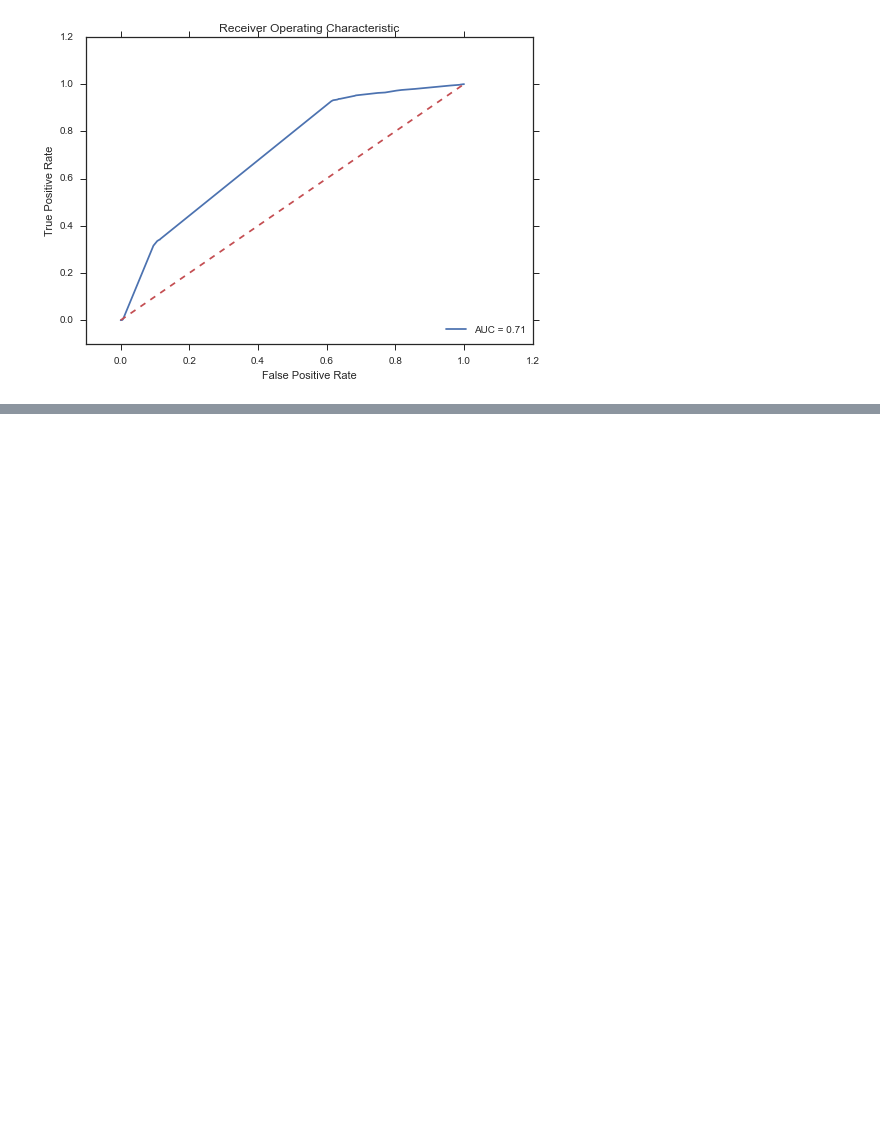
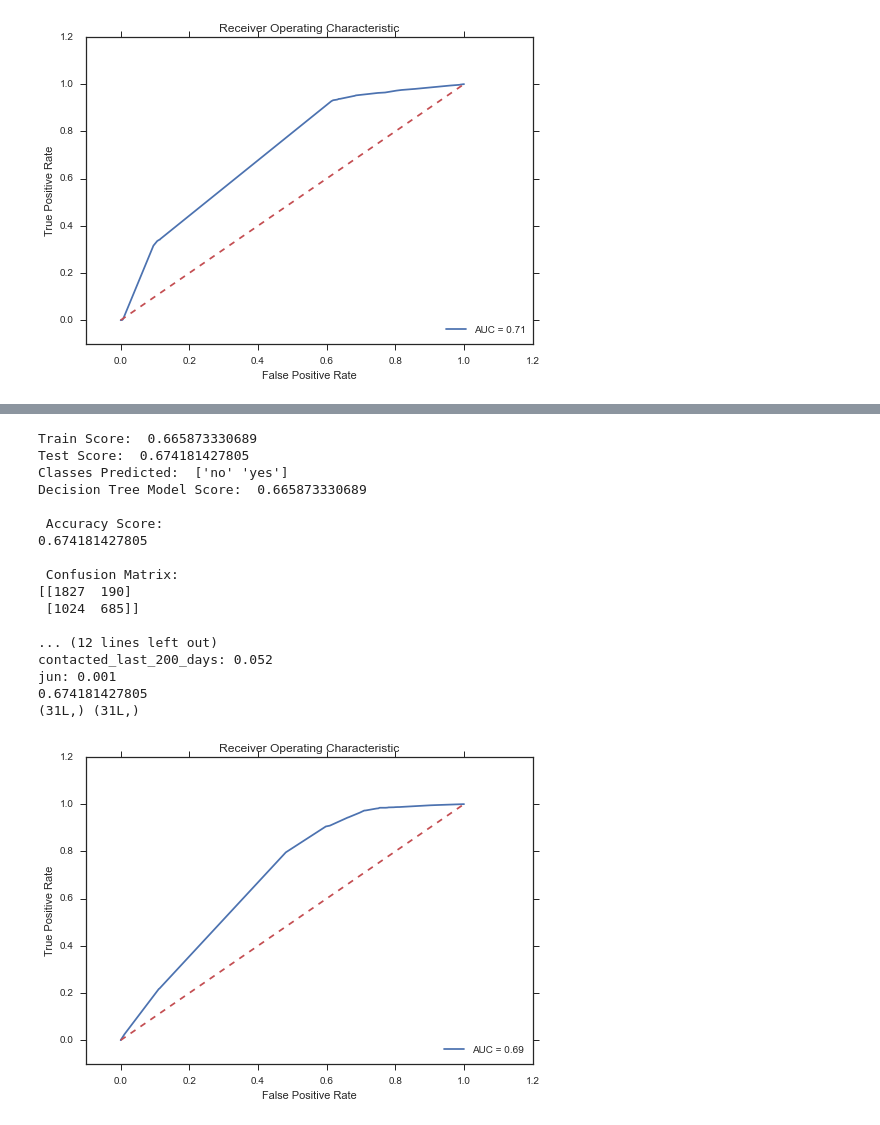
Before and after one commit to rahul-c1/Metis_Project_2, a Jupyter notebook: Metis_Challenge_2_Benchmark_Models.ipynb, the cells around one changed output, grey strips where cells are left out. Cells and saved outputs as stored; diff of their text form; code cells hidden in the pictures; blank space fills up the shorter version.

```diff
--- a/Metis_Challenge_2_Benchmark_Models.ipynb
+++ b/Metis_Challenge_2_Benchmark_Models.ipynb
@@ -502,0 +503,66 @@ plt.show()
+# %%
+####################################################################################
+##Throw all data to Decision Tree for Variable Importance
+####################################################################################
+clf = tree.DecisionTreeClassifier(criterion='gini', splitter='best',max_depth=6)
+#clf = tree.DecisionTreeClassifier(criterion='gini', splitter='best', max_depth=4, min_samples_split=100, min_samples_leaf=50)
+clf.fit(X_train,Y_train)
+print "Train Score: ",clf.score(X_train,Y_train)
+print "Test Score: ",clf.score(X_test,Y_test)
+
+
+print "Classes Predicted: ",clf.classes_
+print "Decision Tree Model Score: ",clf.score(X_train, Y_train)
+print "\n Accuracy Score:\n", metrics.accuracy_score(Y_test, clf.predict(X_test))
+print "\n Confusion Matrix:\n",metrics.confusion_matrix(Y_test, clf.predict(X_test))
+print "\n Classification Report:\n",metrics.classification_report(Y_test, clf.predict(X_test))
+
+feature_importances = sorted(zip(X_train.columns,clf.feature_importances_),key=lambda x : x[1],reverse=True)
+for feature in feature_importances:
+    if feature[1]>0.0001:
+        print feature[0] + ': %0.3f' % feature[1]
+
+# generate class probabilities
+probs = clf.predict_proba(X_test)
+#print probs[:,1:2]
+
+# generate evaluation metrics
+from sklearn import metrics
+
+
+predicted = clf.predict(X_test)
+print metrics.accuracy_score(Y_test, predicted)
+#print metrics.roc_auc_score(Y_test, probs[:, 1])
+#metrics.roc_auc_score(Y_test,predicted)
+false_positive_rate, true_positive_rate, thresholds=metrics.roc_curve(Y_test, probs[:,:1],pos_label='no')
+print false_positive_rate.shape, false_positive_rate.shape
+roc_auc = metrics.auc(false_positive_rate, true_positive_rate)
+plt.title('Receiver Operating Characteristic')
+plt.plot(false_positive_rate, true_positive_rate, 'b',
+label='AUC = %0.2f'% roc_auc)
+plt.legend(loc='lower right')
+plt.plot([0,1],[0,1],'r--')
+plt.xlim([-0.1,1.2])
+plt.ylim([-0.1,1.2])
+plt.ylabel('True Positive Rate')
+plt.xlabel('False Positive Rate')
+plt.show()
+# %% [output]
+Train Score:  0.665873330689
+Test Score:  0.674181427805
+Classes Predicted:  ['no' 'yes']
+Decision Tree Model Score:  0.665873330689
+
+ Accuracy Score:
+0.674181427805
+
+ Confusion Matrix:
+[[1827  190]
+ [1024  685]]
+
+... (12 lines left out)
+contacted_last_200_days: 0.052
+jun: 0.001
+0.674181427805
+(31L,) (31L,)
+[figure, added]
```
Also changed, not shown: parts of 8 cells of this notebook.
